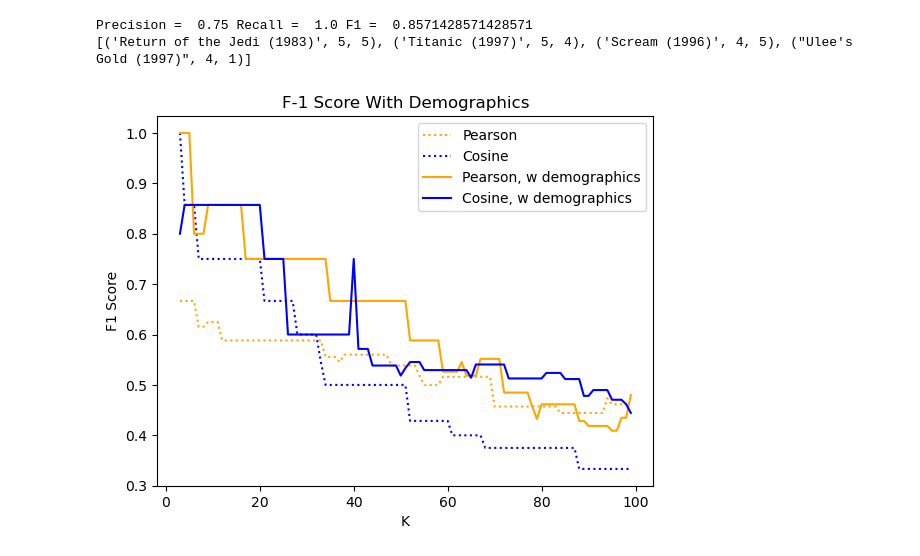
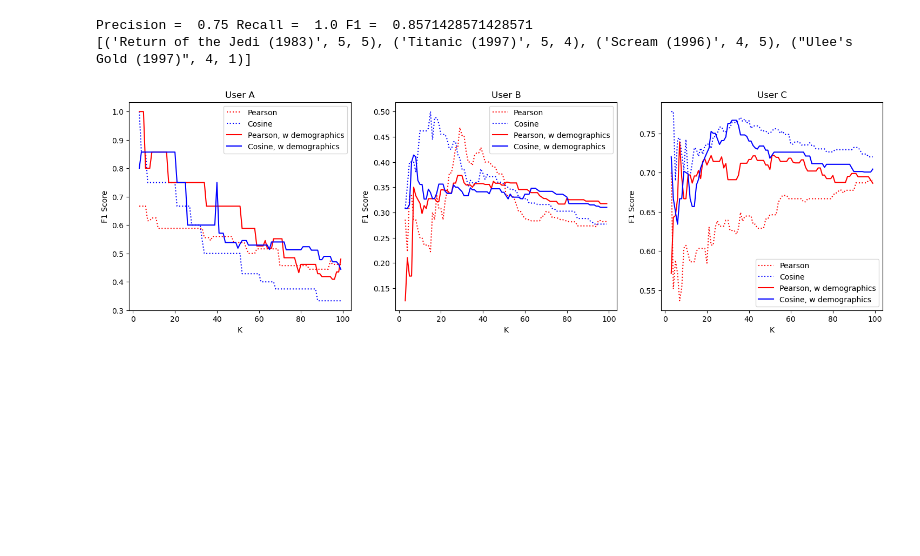
Before and after one commit to mubolin2001/CS349_hw2, a Jupyter notebook: HW2.ipynb, the cells around one changed output. Drawn from its saved outputs; the diff is of its cells as text; code cells hidden in the pictures; blank space fills up the shorter version.

```diff
--- a/HW2.ipynb
+++ b/HW2.ipynb
@@ -49,15 +64,0 @@ for _ in range(3,100):
-# %%
-plt.figure()
-plt.title("F-1 Score With Demographics")
-plt.ylabel("F1 Score")
-plt.xlabel("K")
-
-plt.plot([_ for _ in range(3,100)], pearson_f1, color = "orange", linestyle = ":", label = "Pearson")
-plt.plot([_ for _ in range(3,100)], cosine_f1, color = "blue", linestyle = ":", label = "Cosine")
-
-plt.plot([_ for _ in range(3,100)], d_pearson_f1, color = "orange", label = "Pearson, w demographics")
-plt.plot([_ for _ in range(3,100)], d_cosine_f1, color = "blue", label = "Cosine, w demographics")
-plt.legend()
-plt.show()
-# %% [output]
-[figure, removed]
@@ -63,0 +143,38 @@ plt.show()
+# %%
+plt.figure(figsize = (18, 5))
+
+
+plt
+plt.subplot(131)
+plt.title("User A")
+plt.ylabel("F1 Score")
+plt.xlabel("K")
+plt.plot([_ for _ in range(3,100)], pearson_f1a, color = "red", linestyle = ":", label = "Pearson")
+plt.plot([_ for _ in range(3,100)], cosine_f1a, color = "blue", linestyle = ":", label = "Cosine")
+plt.plot([_ for _ in range(3,100)], d_pearson_f1a, color = "red", label = "Pearson, w demographics")
+plt.plot([_ for _ in range(3,100)], d_cosine_f1a, color = "blue", label = "Cosine, w demographics")
+plt.legend()
+
+plt.subplot(132)
+plt.title("User B")
+plt.ylabel("F1 Score")
+plt.xlabel("K")
+plt.plot([_ for _ in range(3,100)], pearson_f1b, color = "red", linestyle = ":", label = "Pearson")
+plt.plot([_ for _ in range(3,100)], cosine_f1b, color = "blue", linestyle = ":", label = "Cosine")
+plt.plot([_ for _ in range(3,100)], d_pearson_f1b, color = "red", label = "Pearson, w demographics")
+plt.plot([_ for _ in range(3,100)], d_cosine_f1b, color = "blue", label = "Cosine, w demographics")
+plt.legend()
+
+plt.subplot(133)
+plt.title("User C")
+plt.ylabel("F1 Score")
+plt.xlabel("K")
+plt.plot([_ for _ in range(3,100)], pearson_f1c, color = "red", linestyle = ":", label = "Pearson")
+plt.plot([_ for _ in range(3,100)], cosine_f1c, color = "blue", linestyle = ":", label = "Cosine")
+plt.plot([_ for _ in range(3,100)], d_pearson_f1c, color = "red", label = "Pearson, w demographics")
+plt.plot([_ for _ in range(3,100)], d_cosine_f1c, color = "blue", label = "Cosine, w demographics")
+plt.legend()
+
+plt.show()
+# %% [output]
+[figure, added]
```
Also changed, not shown: parts of 12 cells of this notebook, 7 other files.
